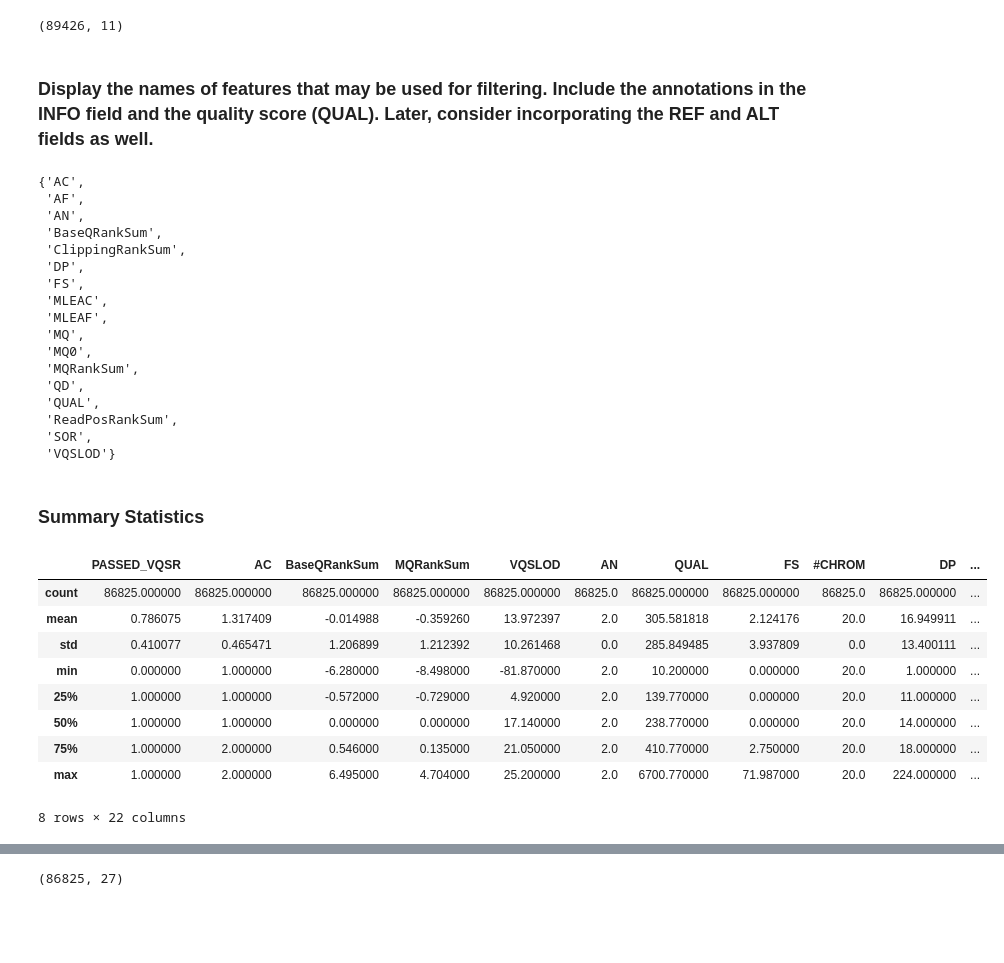
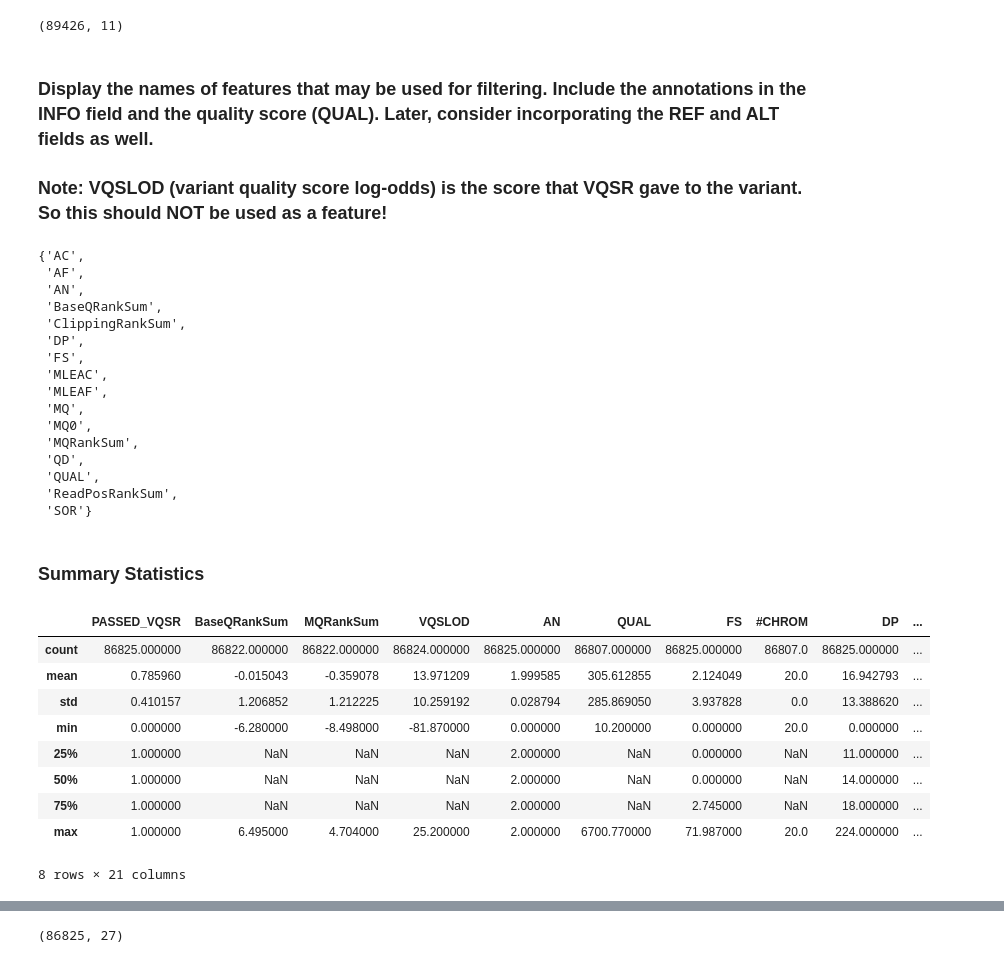
Before and after one commit to nmchaves/variant-call-filter, a Jupyter notebook: preprocess_VCF.ipynb, the cells around one changed output, grey strips where cells are left out. Saved outputs shown, nothing was run; the diff lists cells and outputs as text; code cells hidden in the pictures; blank space fills up the shorter version.

```diff
--- a/preprocess_VCF.ipynb
+++ b/preprocess_VCF.ipynb
@@ -44,29 +294,29 @@ cols |= {'GROUND_TRUTH'}  # binary label indicating if the variant is true accor
 # %%
-num_rows = df.shape[0]
-features = pd.DataFrame(np.zeros(shape=(num_rows, len(cols))), columns=list(cols))
+num_rows = df.shape[0]-num_multi_base_variants
+df_new = pd.DataFrame(np.zeros(shape=(num_rows, len(cols))), columns=list(cols))
+
+multi_base_variant_rows = set(multi_base_variant_rows)
 
 # Copy over all columns except for INFO and FILTER (i.e. the annotations and the VQSR filter result)
 for col in df.columns:
     if col in cols and col != 'INFO' and col != 'FILTER':
-        features[col] = df[col]
+        df_new[col] = df[col]
 
 # Copy over the INFO and FILTER data
 for index, row in df.iterrows():
-    attrs = row['INFO'].split(';')
-    for (key, val) in parse_attributes(attrs):
-        if key in cols:
-            # TODO: This is NOT the correct/robust way to handle this case. This is the case where the
-            # location has multiple calls (e.g. heterozygosity for example). For now, just take the first
-            # attribute for simplicity
-            if ',' in val:
-                val = val.split(',')[0]
-            features.set_value(index, key, val)
+    if index not in multi_base_variant_rows:
+        attrs = row['INFO'].split(';')
+        for (key, val) in parse_attributes(attrs):
+            if key in cols:
+                # Note: this will cause an error if you include the multi base variants. These variants have multiple
+                # files for some attributes, so they can't be directly stored into a data frame
+                df_new.set_value(index, key, val)
 
-    passed_VQSR = row['FILTER']
-    if passed_VQSR == 'PASS':
-        features.set_value(index, 'PASSED_VQSR', 1)
-    else:
-        features.set_value(index, 'PASSED_VQSR', 0)
+        passed_VQSR = row['FILTER']
+        if passed_VQSR == 'PASS':
+            df_new.set_value(index, 'PASSED_VQSR', 1)
+        else:
+            df_new.set_value(index, 'PASSED_VQSR', 0)
 # %% [markdown]
 # Obtain Ground Truth Labels
 
@@ -87,14 +337,14 @@ gt_df.shape
 # %% [output]
 (89426, 11)
 # %%
-# Lookup each variant in the VCF data and determine if it's a true variant
-for index, row in features.iterrows():
+# Lookup each variant in the VCF data and label it as a true variant or not
+for index, row in df_new.iterrows():
     pos = row['POS']
     ref = row['REF']
     alt = row['ALT']
 
     if pos in gnd_truth_dict and gnd_truth_dict[pos] == (ref, alt):
-        features.set_value(index, 'GROUND_TRUTH', 1)
+        df_new.set_value(index, 'GROUND_TRUTH', 1)
     else:
-        features.set_value(index, 'GROUND_TRUTH', 0)
+        df_new.set_value(index, 'GROUND_TRUTH', 0)
 # %%
@@ -102,7 +352,10 @@ features.to_csv('data/preprocessed/vcf_features_with_labels.txt', sep='\t')
 # %% [markdown]
 ### Display the names of features that may be used for filtering. Include the annotations in the INFO field and the quality score (QUAL). Later, consider incorporating the REF and ALT fields as well.
+
+### Note: VQSLOD (variant quality score log-odds) is the score that VQSR gave to the variant. So this should NOT be used as a feature!
 # %%
 feature_names = info_field_names | {'QUAL'}
+feature_names -= {'VQSLOD'}
 feature_names
 # %% [output]
 {'AC',
@@ -120,20 +373,19 @@ feature_names
  'QD',
  'QUAL',
  'ReadPosRankSum',
- 'SOR',
- 'VQSLOD'}
+ 'SOR'}
 # %% [markdown]
 ### Summary Statistics
 # %%
-features.describe()
+df_new.describe()
 # %% [output]
-|  | PASSED_VQSR | AC | BaseQRankSum | MQRankSum | VQSLOD | AN | QUAL | FS | #CHROM | DP | ... |
-| count | 86825.000000 | 86825.000000 | 86825.000000 | 86825.000000 | 86825.000000 | 86825.0 | 86825.000000 | 86825.000000 | 86825.0 | 86825.000000 | ... |
-| mean | 0.786075 | 1.317409 | -0.014988 | -0.359260 | 13.972397 | 2.0 | 305.581818 | 2.124176 | 20.0 | 16.949911 | ... |
-| std | 0.410077 | 0.465471 | 1.206899 | 1.212392 | 10.261468 | 0.0 | 285.849485 | 3.937809 | 0.0 | 13.400111 | ... |
-| min | 0.000000 | 1.000000 | -6.280000 | -8.498000 | -81.870000 | 2.0 | 10.200000 | 0.000000 | 20.0 | 1.000000 | ... |
-| 25% | 1.000000 | 1.000000 | -0.572000 | -0.729000 | 4.920000 | 2.0 | 139.770000 | 0.000000 | 20.0 | 11.000000 | ... |
-| 50% | 1.000000 | 1.000000 | 0.000000 | 0.000000 | 17.140000 | 2.0 | 238.770000 | 0.000000 | 20.0 | 14.000000 | ... |
-| 75% | 1.000000 | 2.000000 | 0.546000 | 0.135000 | 21.050000 | 2.0 | 410.770000 | 2.750000 | 20.0 | 18.000000 | ... |
-| max | 1.000000 | 2.000000 | 6.495000 | 4.704000 | 25.200000 | 2.0 | 6700.770000 | 71.987000 | 20.0 | 224.000000 | ... |
+|  | PASSED_VQSR | BaseQRankSum | MQRankSum | VQSLOD | AN | QUAL | FS | #CHROM | DP | ... |
+| count | 86825.000000 | 86822.000000 | 86822.000000 | 86824.000000 | 86825.000000 | 86807.000000 | 86825.000000 | 86807.0 | 86825.000000 | ... |
+| mean | 0.785960 | -0.015043 | -0.359078 | 13.971209 | 1.999585 | 305.612855 | 2.124049 | 20.0 | 16.942793 | ... |
+| std | 0.410157 | 1.206852 | 1.212225 | 10.259192 | 0.028794 | 285.869050 | 3.937828 | 0.0 | 13.388620 | ... |
+| min | 0.000000 | -6.280000 | -8.498000 | -81.870000 | 0.000000 | 10.200000 | 0.000000 | 20.0 | 0.000000 | ... |
+| 25% | 1.000000 | NaN | NaN | NaN | 2.000000 | NaN | 0.000000 | NaN | 11.000000 | ... |
+| 50% | 1.000000 | NaN | NaN | NaN | 2.000000 | NaN | 0.000000 | NaN | 14.000000 | ... |
+| 75% | 1.000000 | NaN | NaN | NaN | 2.000000 | NaN | 2.745000 | NaN | 18.000000 | ... |
+| max | 1.000000 | 6.495000 | 4.704000 | 25.200000 | 2.000000 | 6700.770000 | 71.987000 | 20.0 | 224.000000 | ... |
-8 rows × 22 columns
+8 rows × 21 columns
```
Also changed, not shown: parts of 44 cells of this notebook.
